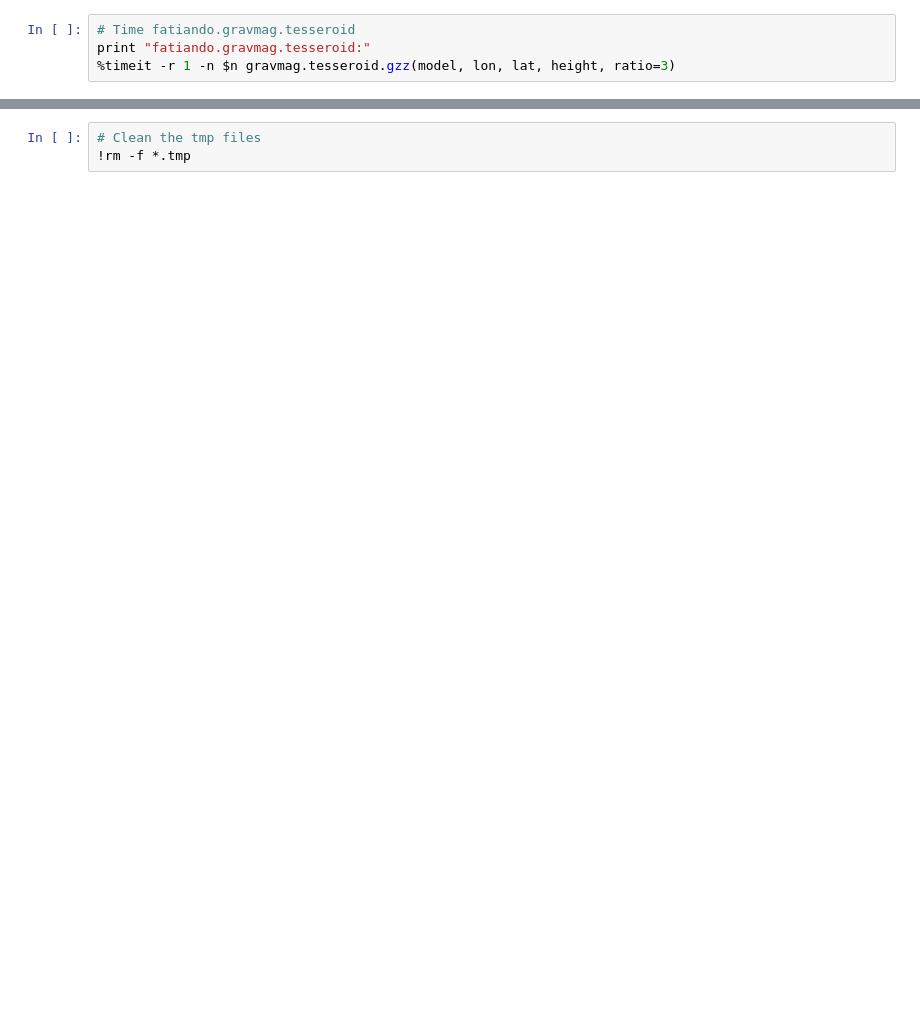
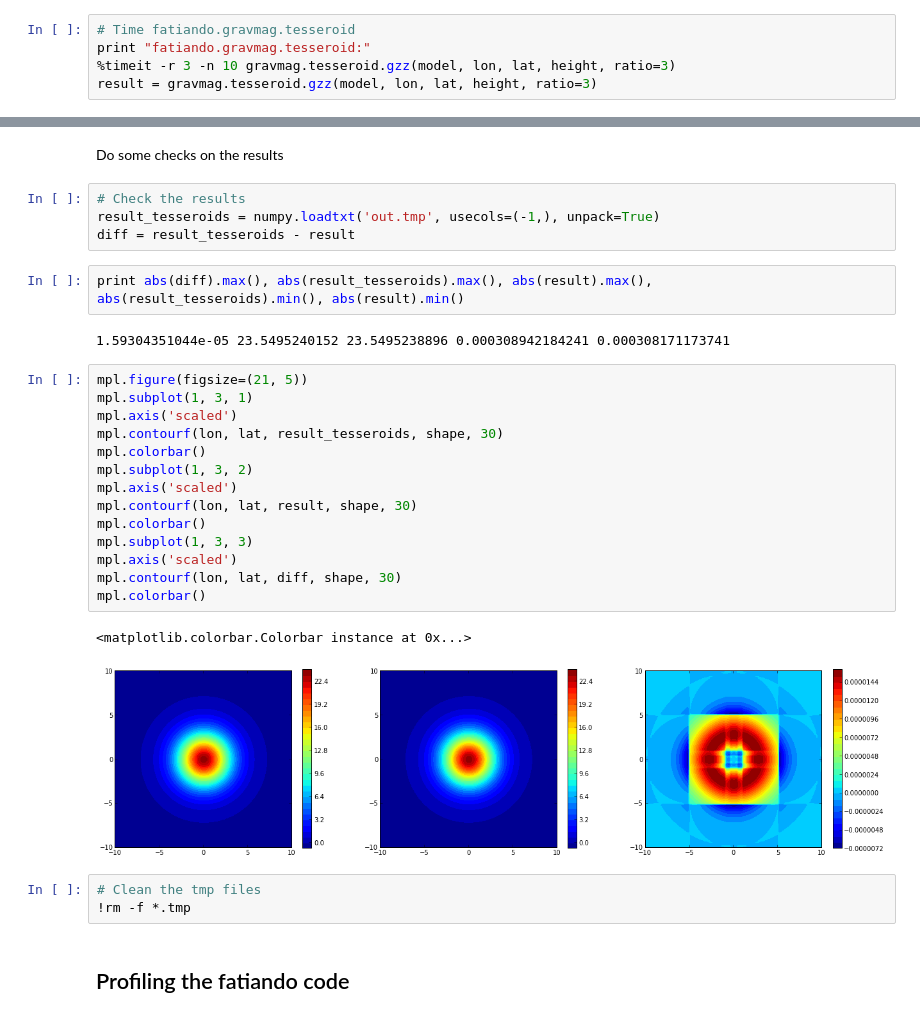
Before and after one commit to fatiando/fatiando, a Jupyter notebook: benchmarks/gravmag_tesseroid.ipynb, the cells around one changed output, grey strips where cells are left out. Drawn from its saved outputs; the diff is of its cells as text; blank space fills up the shorter version.

```diff
--- a/benchmarks/gravmag_tesseroid.ipynb
+++ b/benchmarks/gravmag_tesseroid.ipynb
@@ -61,6 +75,7 @@ Tesseroids:
 # %%
 # Time fatiando.gravmag.tesseroid
 print "fatiando.gravmag.tesseroid:"
-%timeit -r 1 -n $n gravmag.tesseroid.gzz(model, lon, lat, height, ratio=3)
+%timeit -r 3 -n 10 gravmag.tesseroid.gzz(model, lon, lat, height, ratio=3)
+result = gravmag.tesseroid.gzz(model, lon, lat, height, ratio=3)
 # %% [output]
 fatiando.gravmag.tesseroid:
@@ -68,3 +83,32 @@ fatiando.gravmag.tesseroid:
+# %% [markdown]
+Do some checks on the results
+# %%
+# Check the results
+result_tesseroids = numpy.loadtxt('out.tmp', usecols=(-1,), unpack=True)
+diff = result_tesseroids - result
+# %%
+print abs(diff).max(), abs(result_tesseroids).max(), abs(result).max(), abs(result_tesseroids).min(), abs(result).min()
+# %% [output]
+1.59304351044e-05 23.5495240152 23.5495238896 0.000308942184241 0.000308171173741
+# %%
+mpl.figure(figsize=(21, 5))
+mpl.subplot(1, 3, 1)
+mpl.axis('scaled')
+mpl.contourf(lon, lat, result_tesseroids, shape, 30)
+mpl.colorbar()
+mpl.subplot(1, 3, 2)
+mpl.axis('scaled')
+mpl.contourf(lon, lat, result, shape, 30)
+mpl.colorbar()
+mpl.subplot(1, 3, 3)
+mpl.axis('scaled')
+mpl.contourf(lon, lat, diff, shape, 30)
+mpl.colorbar()
+# %% [output]
+<matplotlib.colorbar.Colorbar instance at 0x...>
+[figure, added]
 # %%
 # Clean the tmp files
 !rm -f *.tmp
+# %% [markdown]
+## Profiling the fatiando code
```
Also changed, not shown: parts of 10 cells of this notebook, 3 other files.
